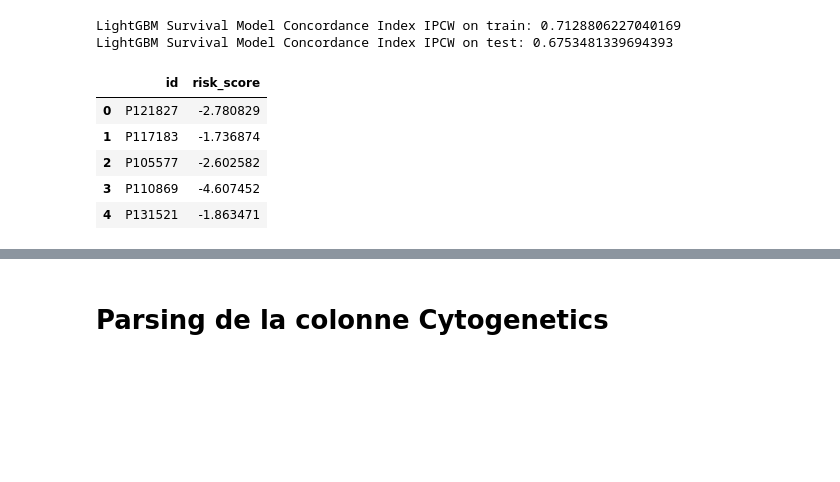
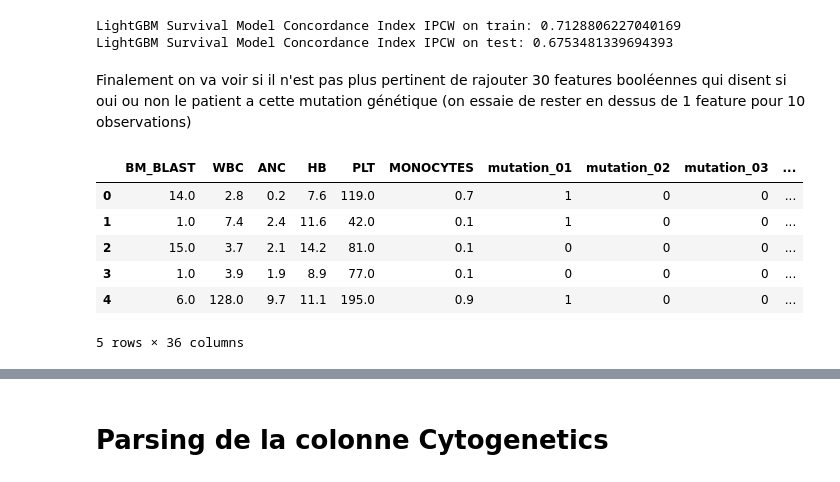
Before and after one commit to corentin-lpsc/Data-challenge-2026, a Jupyter notebook: Premiers tests.ipynb, the cells around one changed output, grey strips where cells are left out. Drawn from its saved outputs; the diff is of its cells as text; code cells hidden in the pictures; blank space fills up the shorter version.

```diff
--- a/Premiers tests.ipynb
+++ b/Premiers tests.ipynb
@@ -326,18 +342,33 @@ print(f"LightGBM Survival Model Concordance Index IPCW on test: {test_ci_ipcw}")
 # %% [output]
 LightGBM Survival Model Concordance Index IPCW on train: 0.7128806227040169
 LightGBM Survival Model Concordance Index IPCW on test: 0.6753481339694393
-# %%
-# Export des scores de risque du jeu de test et du score IPCW
-risk_scores_test = pd.DataFrame({
-    'id': df.loc[X_test.index, 'ID'].to_numpy(),
-    'risk_score': pred_test
-})
-risk_scores_test.to_csv('test_risk_scores.csv', index=False)
-risk_scores_test.head()
-# %% [output]
-|  | id | risk_score |
-| 0 | P121827 | -2.780829 |
-| 1 | P117183 | -1.736874 |
-| 2 | P105577 | -2.602582 |
-| 3 | P110869 | -4.607452 |
-| 4 | P131521 | -1.863471 |
+# %% [markdown]
+Finalement on va voir si il n'est pas plus pertinent de rajouter 30 features booléennes qui disent si oui ou non le patient a cette mutation génétique (on essaie de rester en dessus de 1 feature pour 10 observations)
+# %%
+# Ajouter une colonne binaire pour chacune des N mutations les plus frequentes
+top_mutations_for_flags = top_mutations[mutation_columns].copy()
+mutation_feature_names = [f'mutation_{rank:02d}' for rank in range(1, len(top_mutations_for_flags) + 1)]
+top_mutations_for_flags['feature_name'] = mutation_feature_names
+
+mutation_presence = (
+    maf_df.merge(top_mutations_for_flags, on=mutation_columns, how='inner')
+    .drop_duplicates(subset=['ID', 'feature_name'])
+    .assign(present=1)
+    .pivot(index='ID', columns='feature_name', values='present')
+)
+mutation_presence = mutation_presence.reindex(columns=mutation_feature_names, fill_value=0).fillna(0)
+
+clinical_ids = df.loc[X.index, 'ID']
+mutation_features = mutation_presence.reindex(clinical_ids.to_numpy(), fill_value=0)
+mutation_features.index = X.index
+
+X_augmented3 = X.join(mutation_features.astype('uint8'))
+X_augmented3.head()
+# %% [output]
+|  | BM_BLAST | WBC | ANC | HB | PLT | MONOCYTES | mutation_01 | mutation_02 | mutation_03 | ... |
+| 0 | 14.0 | 2.8 | 0.2 | 7.6 | 119.0 | 0.7 | 1 | 0 | 0 | ... |
+| 1 | 1.0 | 7.4 | 2.4 | 11.6 | 42.0 | 0.1 | 1 | 0 | 0 | ... |
+| 2 | 15.0 | 3.7 | 2.1 | 14.2 | 81.0 | 0.1 | 0 | 0 | 0 | ... |
+| 3 | 1.0 | 3.9 | 1.9 | 8.9 | 77.0 | 0.1 | 0 | 0 | 0 | ... |
+| 4 | 6.0 | 128.0 | 9.7 | 11.1 | 195.0 | 0.9 | 1 | 0 | 0 | ... |
+5 rows × 36 columns
```
Also changed, not shown: parts of 17 cells of this notebook, 4 other files.
